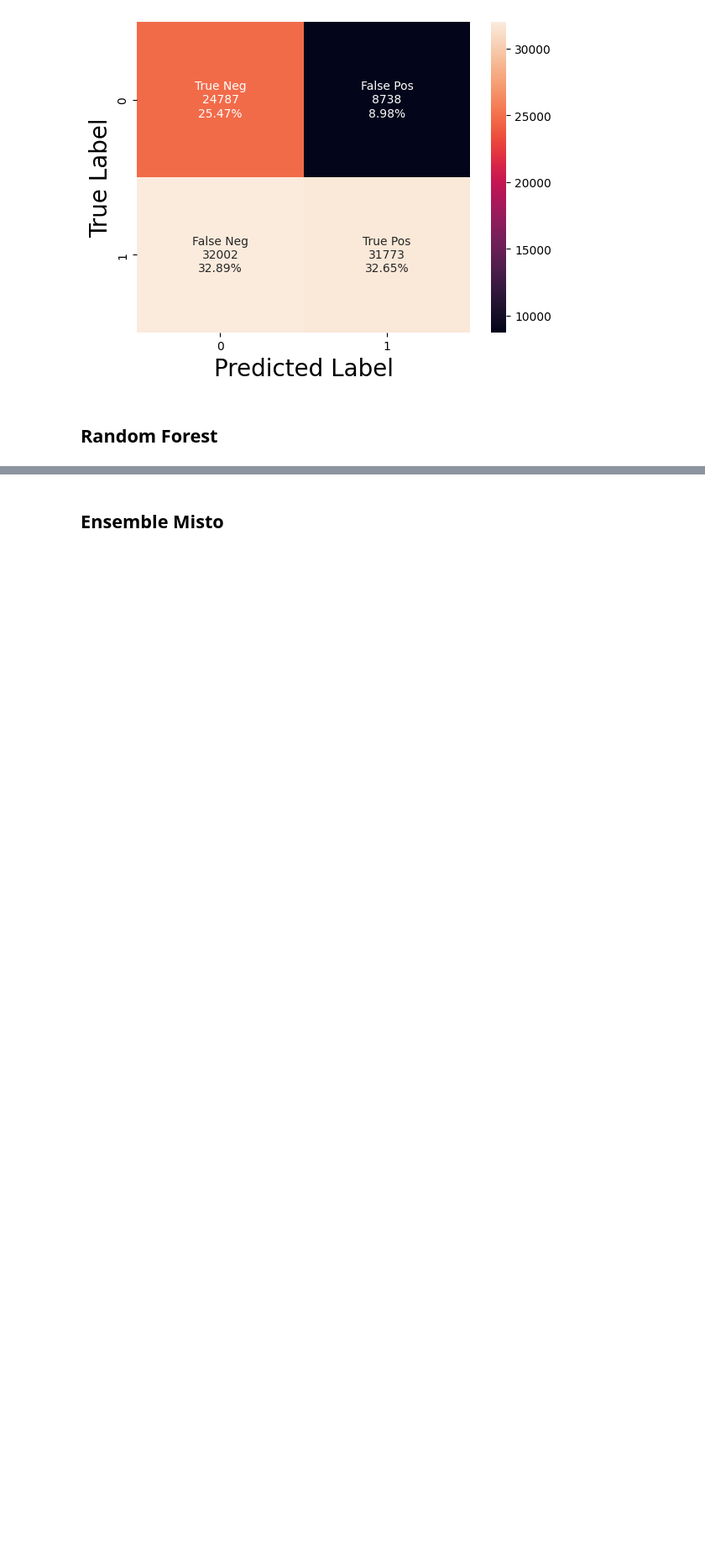
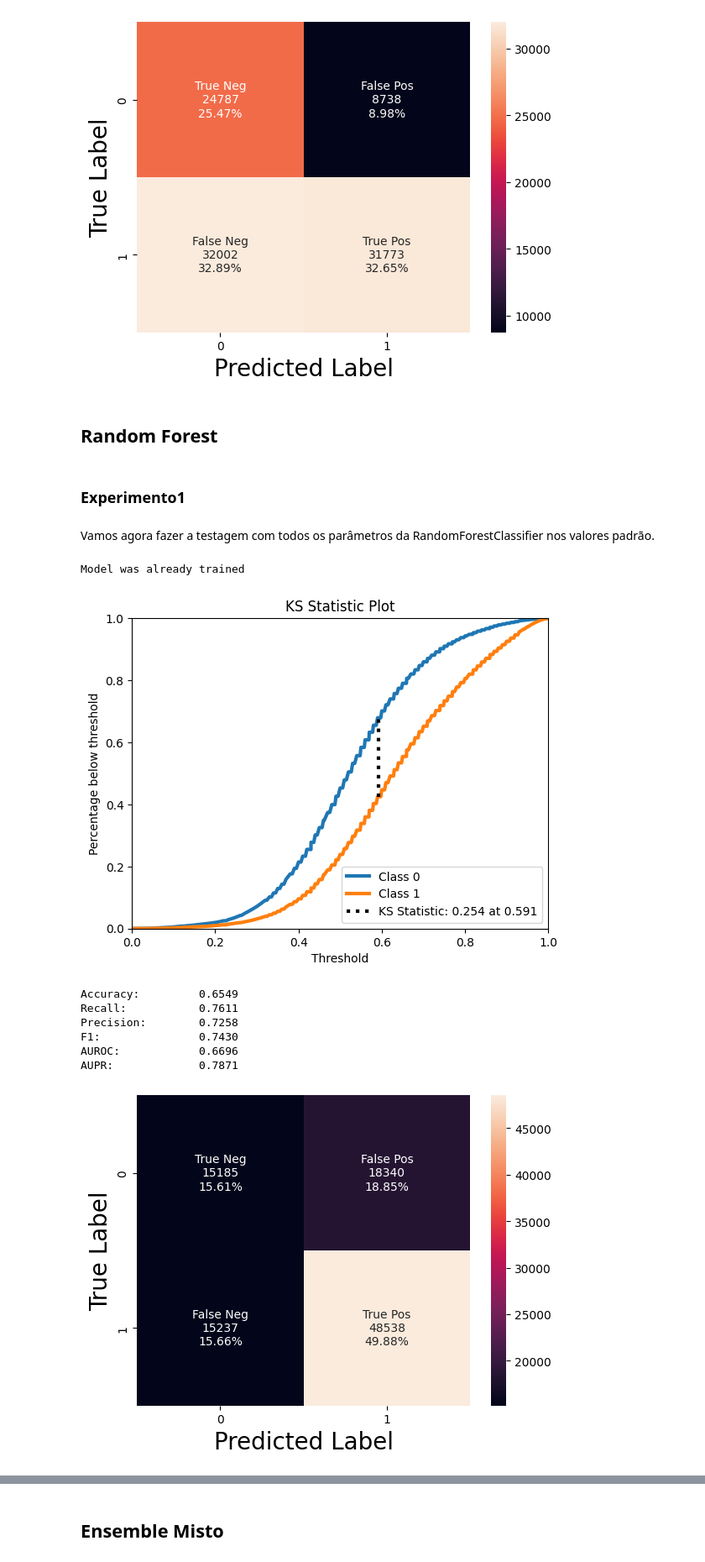
Before and after one commit to aasb2/neural-networks, a Jupyter notebook: Projeto Final.ipynb, the cells around one changed output, grey strips where cells are left out. Shown at 84% size. Saved outputs shown, nothing was run; the diff lists cells and outputs as text; code cells hidden in the pictures; blank space fills up the shorter version.

Commit message:
Random Forest

```diff
--- a/Projeto Final.ipynb
+++ b/Projeto Final.ipynb
@@ -1003,3 +1004,40 @@ AUPR:             0.7891
 [figure]
 # %% [markdown]
 ## Random Forest
+# %%
+# CP = f"{os.getcwd()}"
+PATH = "Models/RF"
+MODEL_FILE = f"{PATH}/model"
+# %% [markdown]
+### Experimento1
+# %% [markdown]
+Vamos agora fazer a testagem com todos os parâmetros da RandomForestClassifier nos valores padrão.
+# %%
+MODEL_FILE_C = MODEL_FILE + "1.pkl"
+
+rf_clf = RandomForestClassifier()
+
+if not exists(MODEL_FILE_C):
+    os.makedirs(PATH, exist_ok = True)
+    rf_clf.fit(x_train, y_train)
+    pickle.dump(rf_clf, open(MODEL_FILE_C, "wb"))
+else:
+    print("Model was already trained")
+
+rf_clf = pickle.load(open(MODEL_FILE_C, "rb"))
+
+rf_pred_class = rf_clf.predict(x_test)
+rf_pred_scores = rf_clf.predict_proba(x_test)
+accuracy, recall, precision, f1, auroc, aupr = metrics.compute_performance_metrics(y_test, rf_pred_class, rf_pred_scores)
+metrics.print_metrics_summary(accuracy, recall, precision, f1, auroc, aupr)
+metrics.plot_confusion_matrix(y_test,rf_pred_class)
+# %% [output]
+Model was already trained
+[figure, added]
+Accuracy:         0.6549
+Recall:           0.7611
+Precision:        0.7258
+F1:               0.7430
+AUROC:            0.6696
+AUPR:             0.7871
+[figure, added]
```
Also changed, not shown: parts of 24 cells of this notebook.
